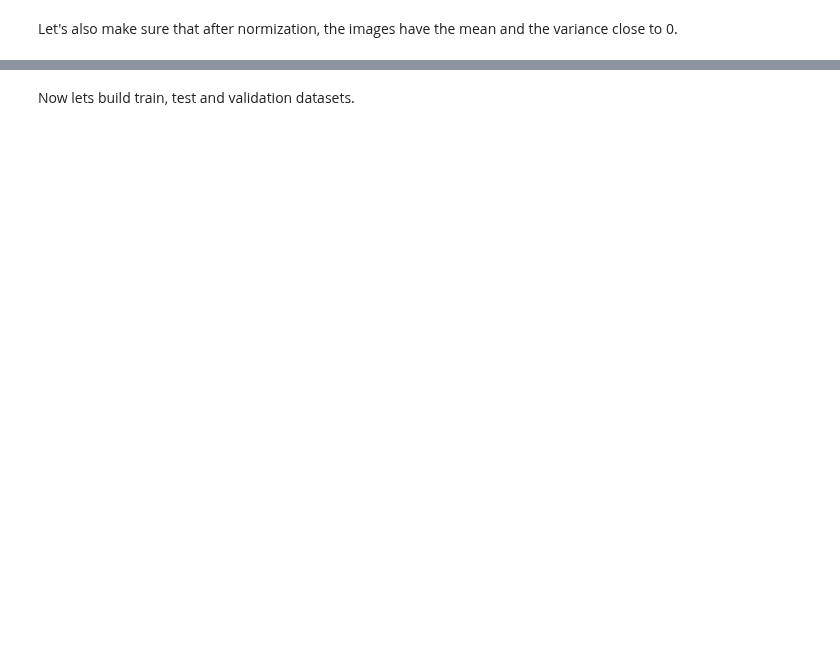
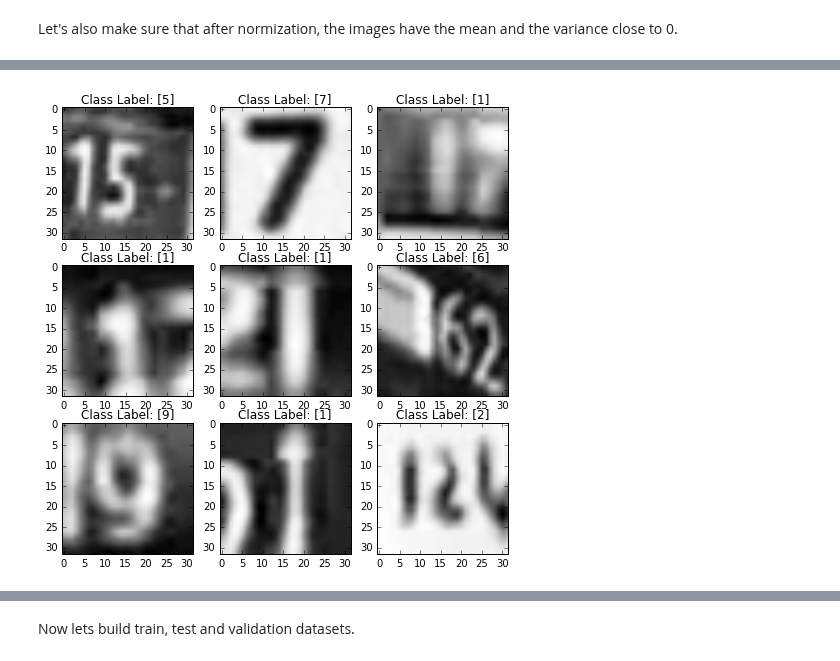
Before and after one commit to thalles753/machine-learning, a Jupyter notebook: projects/capstone/my_project/new_data_processing.ipynb, the cells around one changed output, grey strips where cells are left out. Saved outputs shown, nothing was run; the diff lists cells and outputs as text; code cells hidden in the pictures; blank space fills up the shorter version.

```diff
--- a/projects/capstone/my_project/new_data_processing.ipynb
+++ b/projects/capstone/my_project/new_data_processing.ipynb
@@ -275,0 +295,4 @@ NameError: name 'labels' is not defined
+# %%
+display_images_at_random(testing_dataset, test_labels)
+# %% [output]
+[figure, added]
```
Also changed, not shown: parts of 23 cells of this notebook.
